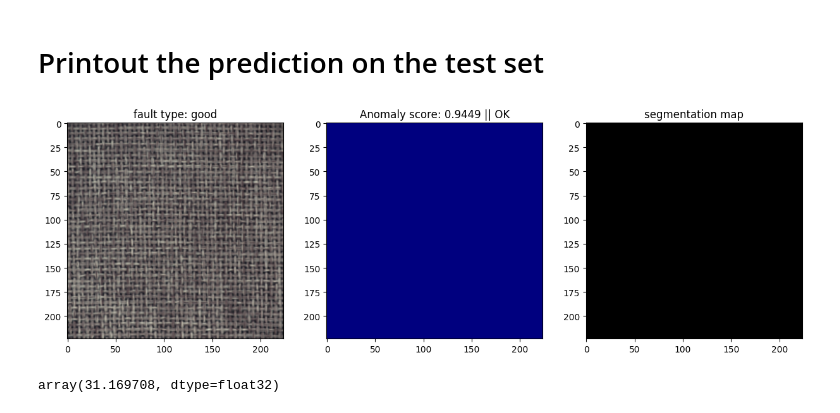
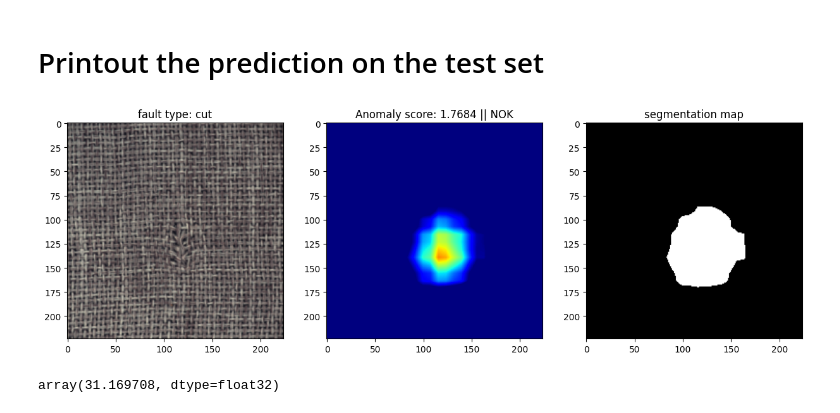
Before and after one commit to mohan696matlab/mvtec_anomalydetection, a Jupyter notebook: AD_4_Patch_core.ipynb, the cells around one changed output. Saved outputs shown, nothing was run; the diff lists cells and outputs as text; code cells hidden in the pictures.

```diff
--- a/AD_4_Patch_core.ipynb
+++ b/AD_4_Patch_core.ipynb
@@ -242,7 +235,7 @@ for path in test_path.glob('*/*.png'):
 
     fault_type = path.parts[-2]
 
-    if fault_type in ['good']:
+    if fault_type in ['cut']:
 
         test_image = transform(Image.open(path)).cuda().unsqueeze(0)
 
@@ -257,37 +250,35 @@ for path in test_path.glob('*/*.png'):
                     segm_map,
                     size=(224, 224),
                     mode='bilinear'
                 ).cpu().squeeze().numpy()
 
         y_score_image = s_star.cpu().numpy()
 
         y_pred_image = 1*(y_score_image >= best_threshold)
         class_label = ['OK','NOK']
 
 
         plt.figure(figsize=(15,5))
 
         plt.subplot(1,3,1)
         plt.imshow(test_image.squeeze().permute(1,2,0).cpu().numpy())
         plt.title(f'fault type: {fault_type}')
 
         plt.subplot(1,3,2)
         heat_map = segm_map
-        plt.imshow(heat_map, cmap='jet',vmin=best_threshold, vmax=max(y_score))
+        plt.imshow(heat_map, cmap='jet',vmin=best_threshold, vmax=best_threshold*2)
         plt.title(f'Anomaly score: {y_score_image / best_threshold:0.4f} || {class_label[y_pred_image]}')
 
         plt.subplot(1,3,3)
         plt.imshow((heat_map > best_threshold), cmap='gray')
         plt.title(f'segmentation map')
 
         plt.show()
 
         time.sleep(0.05)
         clear_output(wait=True)
-
-        # break
 # %% [output]
-[figure, old version]
+[figure, new version]
 # %%
 # %% [output]
 array(31.169708, dtype=float32)
```
Also changed, not shown: parts of 6 cells of this notebook.
